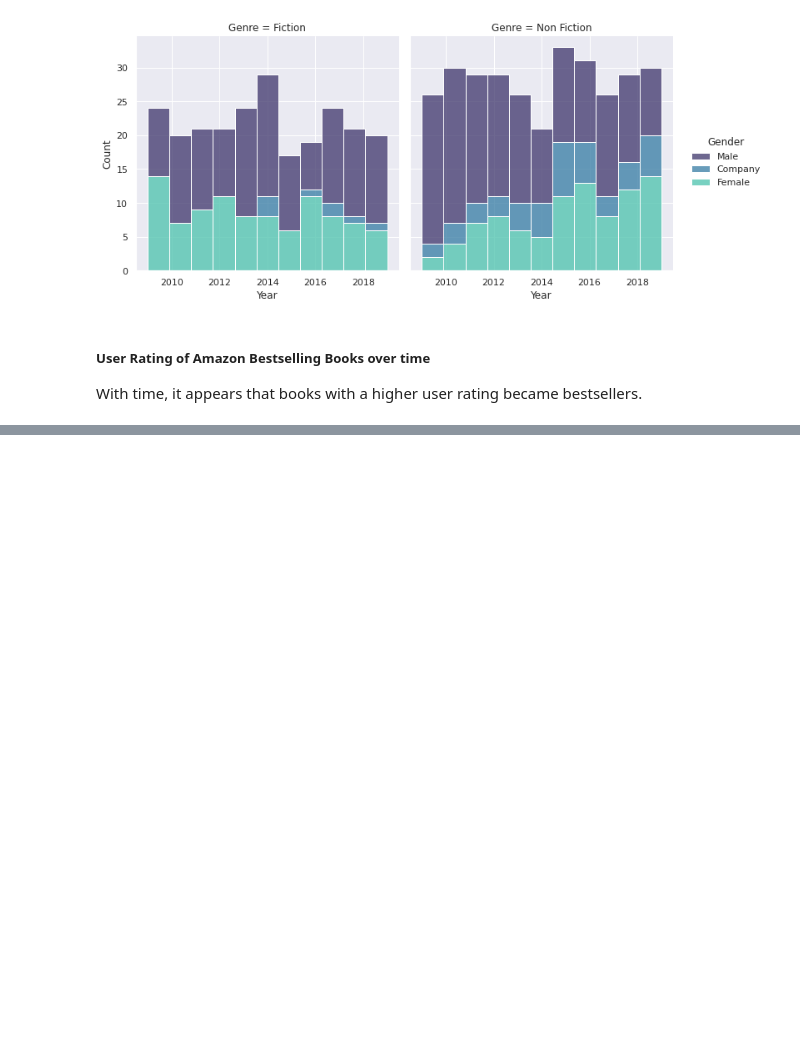
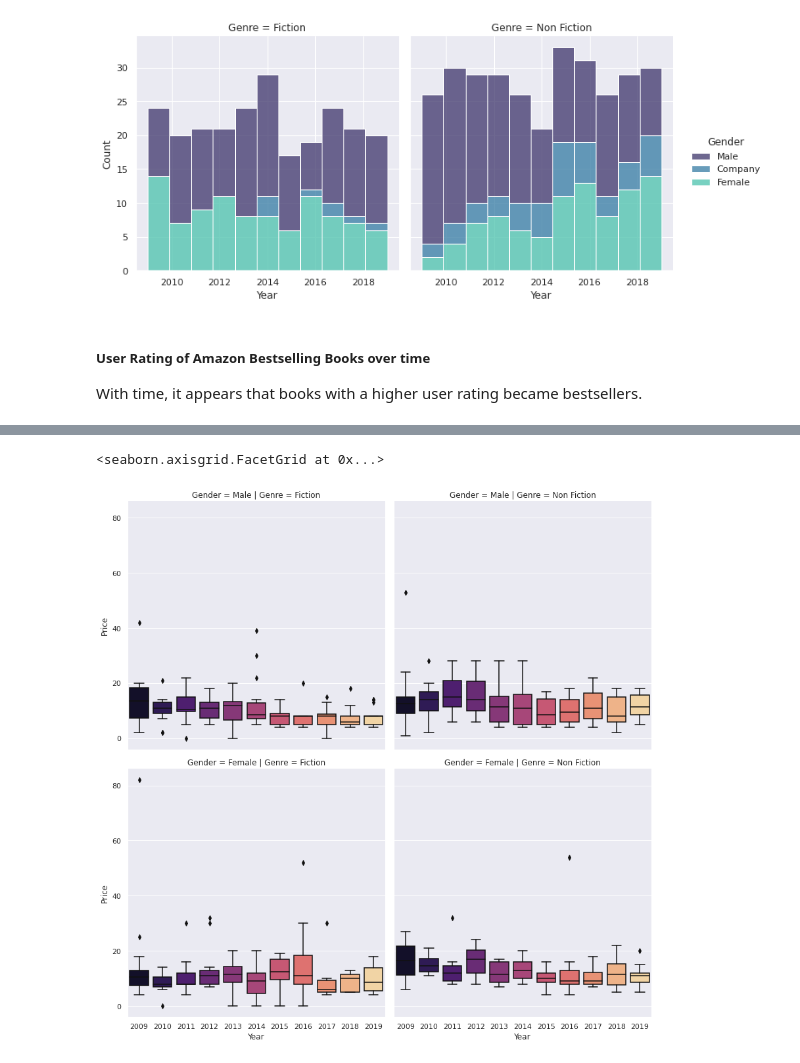
Before and after one commit to suha98/Analysis-of-Amazon-Bestselling-Books-2009-2019, a Jupyter notebook: Bestselling_Books.ipynb, the cells around one changed output, grey strips where cells are left out. Drawn from its saved outputs; the diff is of its cells as text; code cells hidden in the pictures; blank space fills up the shorter version.

```diff
--- a/Bestselling_Books.ipynb
+++ b/Bestselling_Books.ipynb
@@ -144,0 +176,6 @@ sns.lineplot(data=df, x="Year", y='User Rating')
+# %%
+g = sns.FacetGrid(df.loc[df['Gender']!='Company'], col="Genre", row = 'Gender', height=6, aspect = 1)
+g.map(sns.boxplot, "Year", "Price",  palette = 'magma')
+# %% [output]
+<seaborn.axisgrid.FacetGrid at 0x...>
+[figure, added]
```
Also changed, not shown: parts of 8 cells of this notebook.
